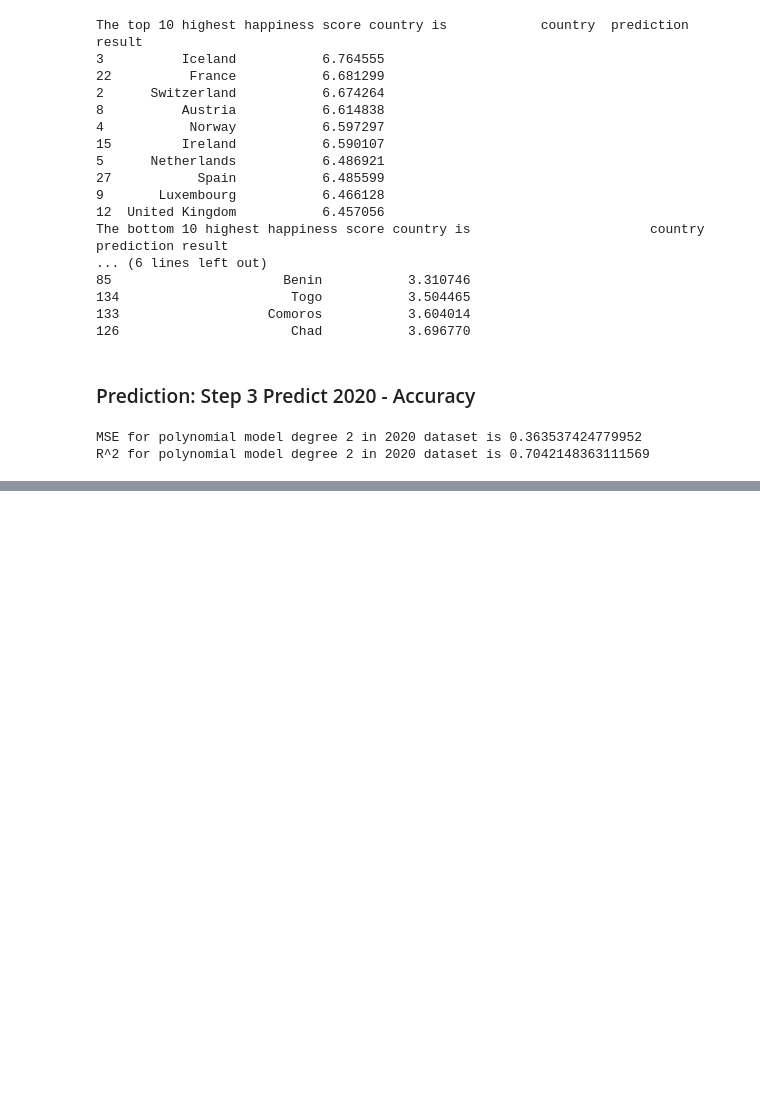
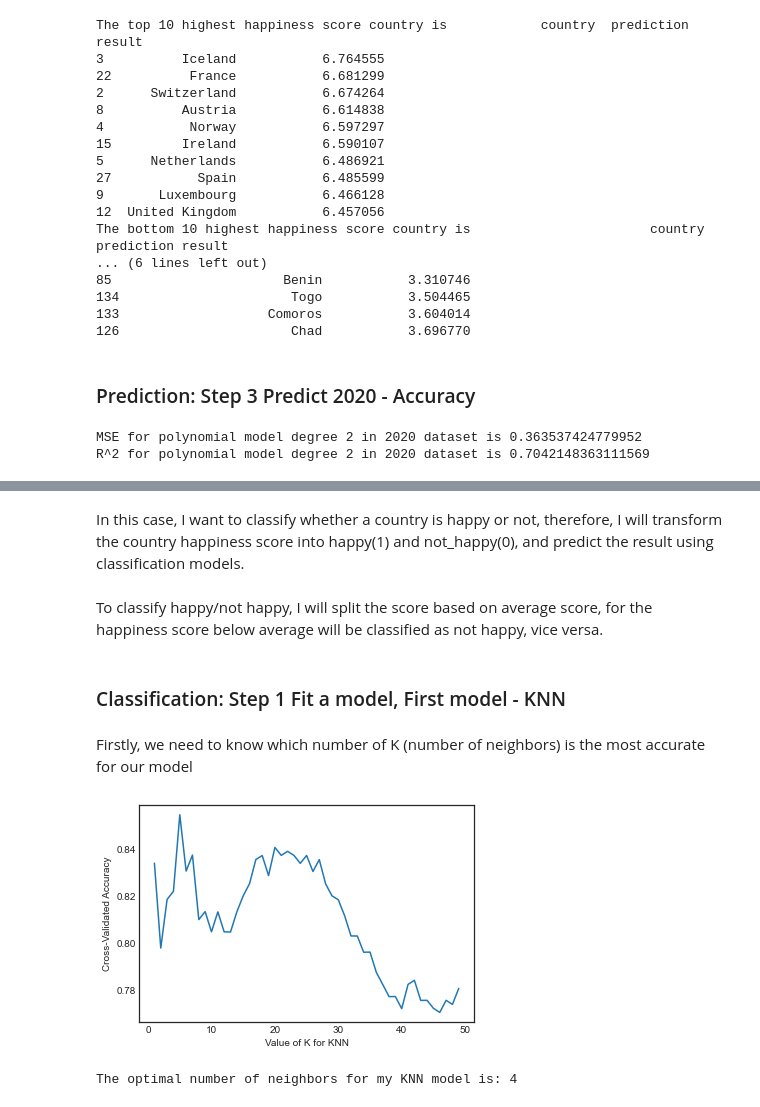
Before and after one commit to Nellyan4/data_mining, a Jupyter notebook: midterm/datamining_midterm_XiYan.ipynb, the cells around one changed output, grey strips where cells are left out. Drawn from its saved outputs; the diff is of its cells as text; code cells hidden in the pictures; blank space fills up the shorter version.

```diff
--- a/midterm/datamining_midterm_XiYan.ipynb
+++ b/midterm/datamining_midterm_XiYan.ipynb
@@ -416,0 +420,34 @@ From the above MSE and R^2, we are able to say that the model is pretty accurate
+# %% [markdown]
+In this case, I want to classify whether a country is happy or not, therefore, I will transform the country happiness score into happy(1) and not_happy(0), and predict the result using classification models.
+# %% [markdown]
+To classify happy/not happy, I will split the score based on average score, for the happiness score below average will be classified as not happy, vice versa.
+# %%
+# Convert continuous to 0 and 1 base on average score
+avg = y_train.sum() / len(y_train)
+y_train.loc[y_train < avg] = 0
+y_train.loc[y_train >= avg] = 1
+y_test.loc[y_test < avg] = 0
+y_test.loc[y_test >= avg] = 1
+# %% [markdown]
+### Classification: Step 1 Fit a model, First model - KNN
+# %% [markdown]
+Firstly, we need to know which number of K (number of neighbors) is the most accurate for our model
+# %%
+accuracy = []
+# range(1, 50) tests KNN neighbors from 1 to 50 to see which is the highest
+for i in range(1, 50):
+    knn = KNeighborsClassifier(n_neighbors=i)
+    knn.fit(X_train,y_train)
+    # Cross Validation K = 10, scoring based on accuracy
+    scores = cross_val_score(knn, X_train, y_train, cv=10, scoring='accuracy')
+    accuracy.append(sum(scores)/len(scores))
+
+plt.plot(range(1,50), accuracy)
+plt.xlabel('Value of K for KNN')
+plt.ylabel('Cross-Validated Accuracy')
+plt.show()
+
+print('The optimal number of neighbors for my KNN model is:', accuracy.index(max(accuracy)))
+# %% [output]
+[figure, added]
+The optimal number of neighbors for my KNN model is: 4
```
Also changed, not shown: parts of 11 cells of this notebook.
